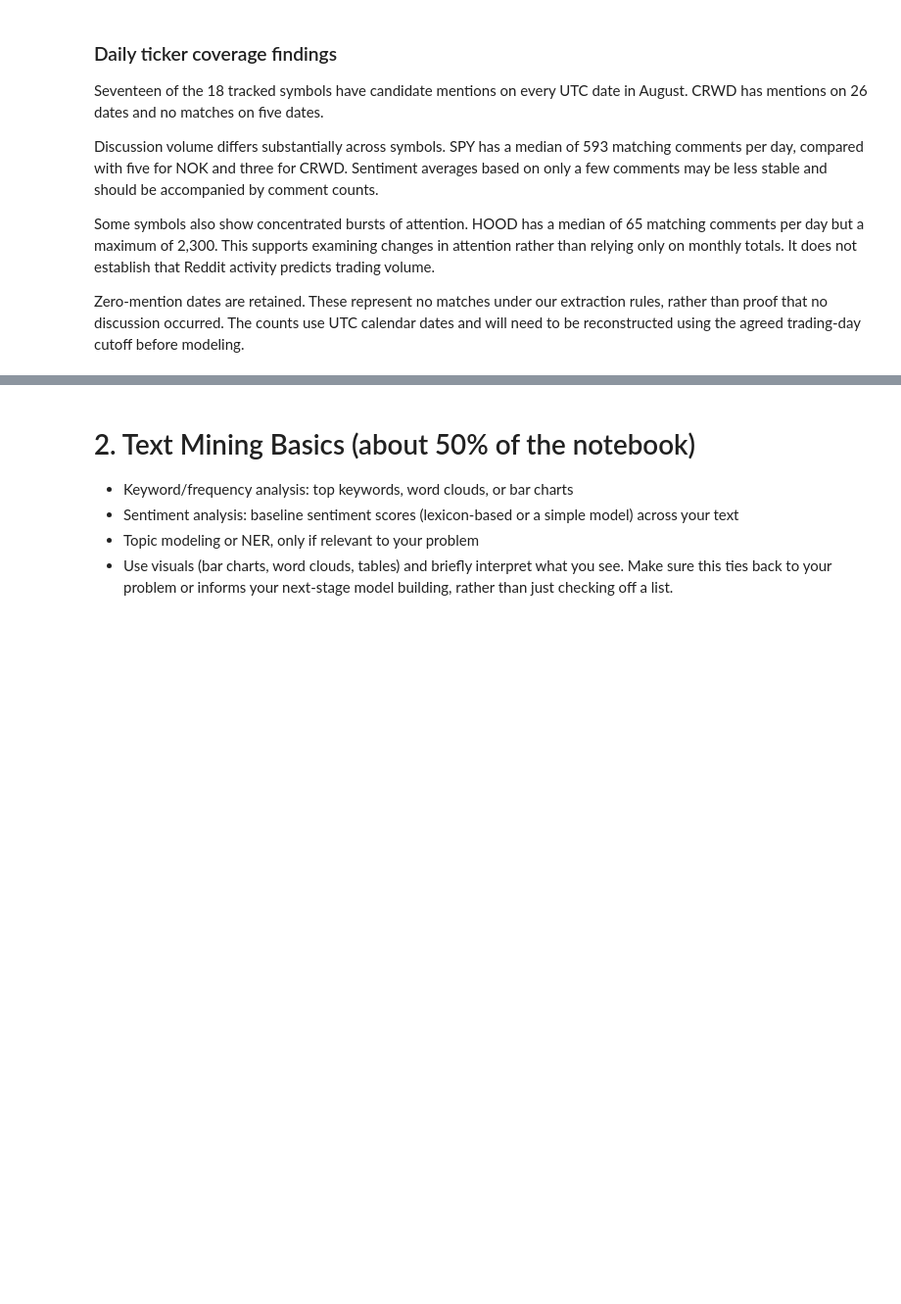
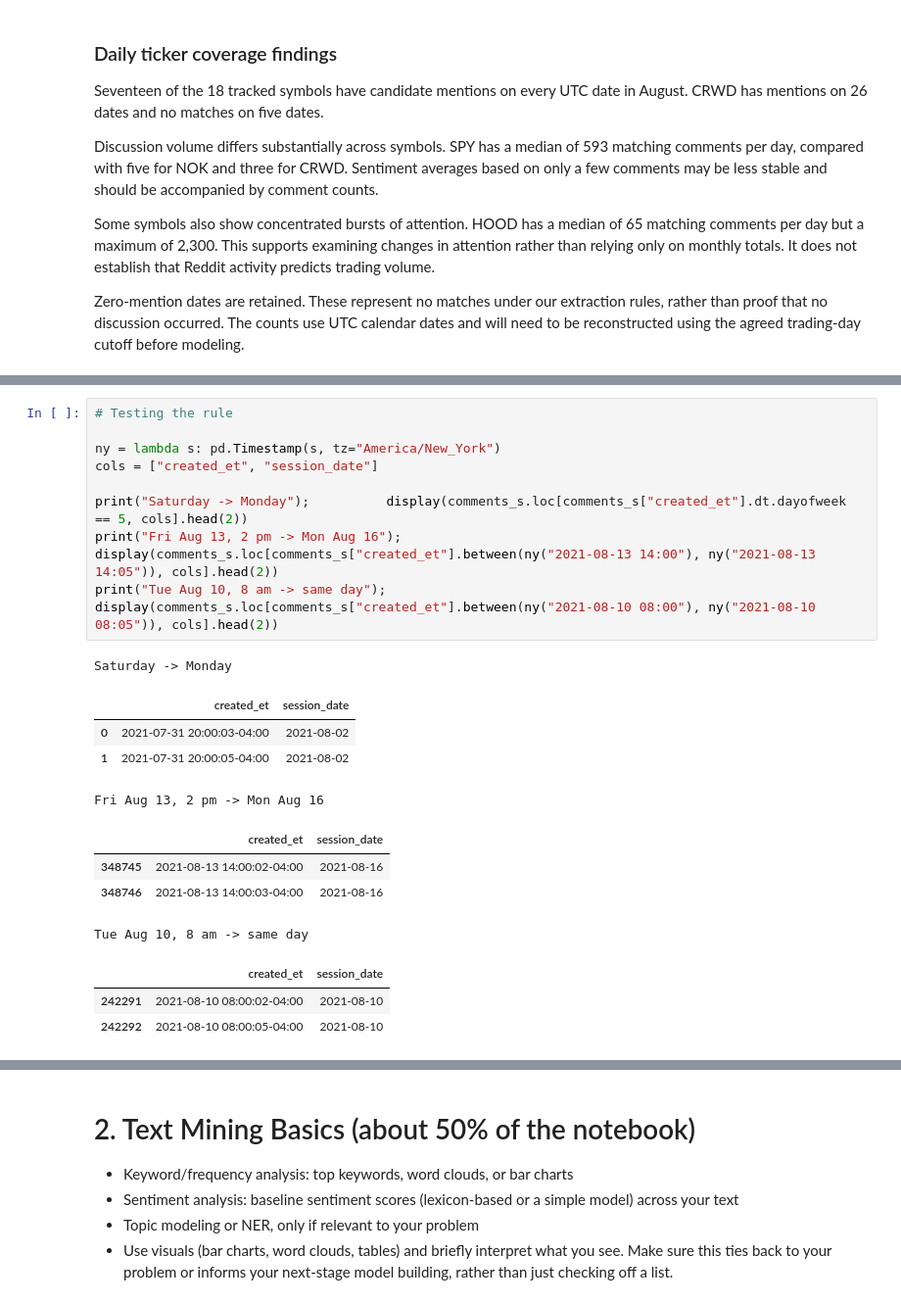
Before and after one commit to lagrenier4451/reddit-volume-forecast, a Jupyter notebook: notebooks/CDA_PhaseII_AlexToth_LucGrenier.ipynb, the cells around one changed output, grey strips where cells are left out. Shown at 98% size. Cells and saved outputs as stored; diff of their text form; blank space fills up the shorter version.

```diff
--- a/notebooks/CDA_PhaseII_AlexToth_LucGrenier.ipynb
+++ b/notebooks/CDA_PhaseII_AlexToth_LucGrenier.ipynb
@@ -699,0 +820,22 @@ using the agreed trading-day cutoff before modeling.
+# %%
+# Testing the rule
+
+ny = lambda s: pd.Timestamp(s, tz="America/New_York")
+cols = ["created_et", "session_date"]
+
+print("Saturday -> Monday");          display(comments_s.loc[comments_s["created_et"].dt.dayofweek == 5, cols].head(2))
+print("Fri Aug 13, 2 pm -> Mon Aug 16"); display(comments_s.loc[comments_s["created_et"].between(ny("2021-08-13 14:00"), ny("2021-08-13 14:05")), cols].head(2))
+print("Tue Aug 10, 8 am -> same day"); display(comments_s.loc[comments_s["created_et"].between(ny("2021-08-10 08:00"), ny("2021-08-10 08:05")), cols].head(2))
+# %% [output]
+Saturday -> Monday
+|  | created_et | session_date |
+| 0 | 2021-07-31 20:00:03-04:00 | 2021-08-02 |
+| 1 | 2021-07-31 20:00:05-04:00 | 2021-08-02 |
+Fri Aug 13, 2 pm -> Mon Aug 16
+|  | created_et | session_date |
+| 348745 | 2021-08-13 14:00:02-04:00 | 2021-08-16 |
+| 348746 | 2021-08-13 14:00:03-04:00 | 2021-08-16 |
+Tue Aug 10, 8 am -> same day
+|  | created_et | session_date |
+| 242291 | 2021-08-10 08:00:02-04:00 | 2021-08-10 |
+| 242292 | 2021-08-10 08:00:05-04:00 | 2021-08-10 |
```
Also changed, not shown: parts of 10 cells of this notebook.
